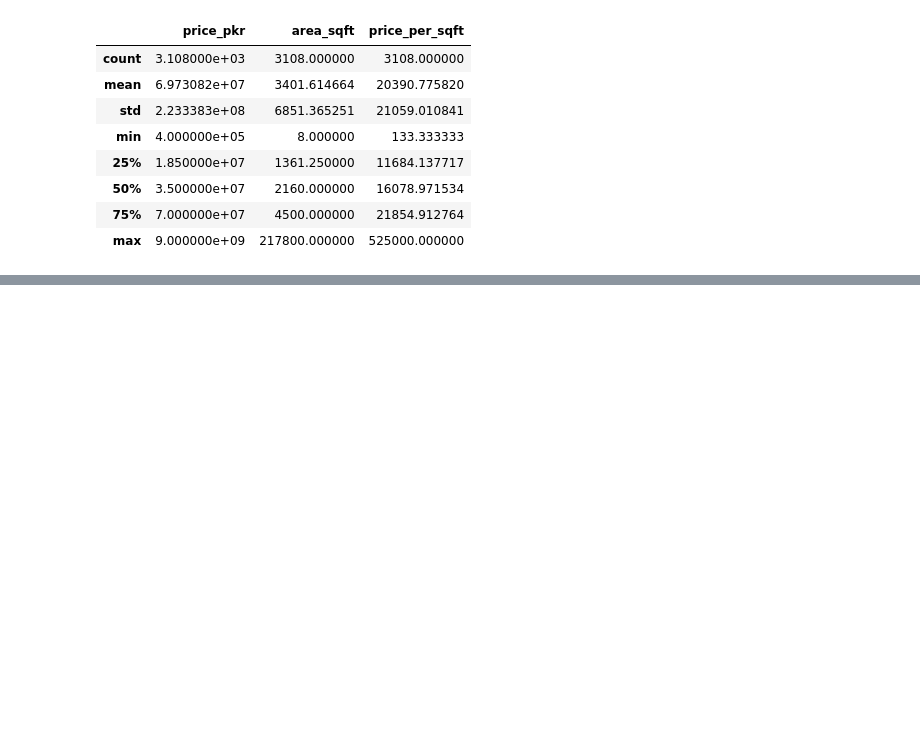
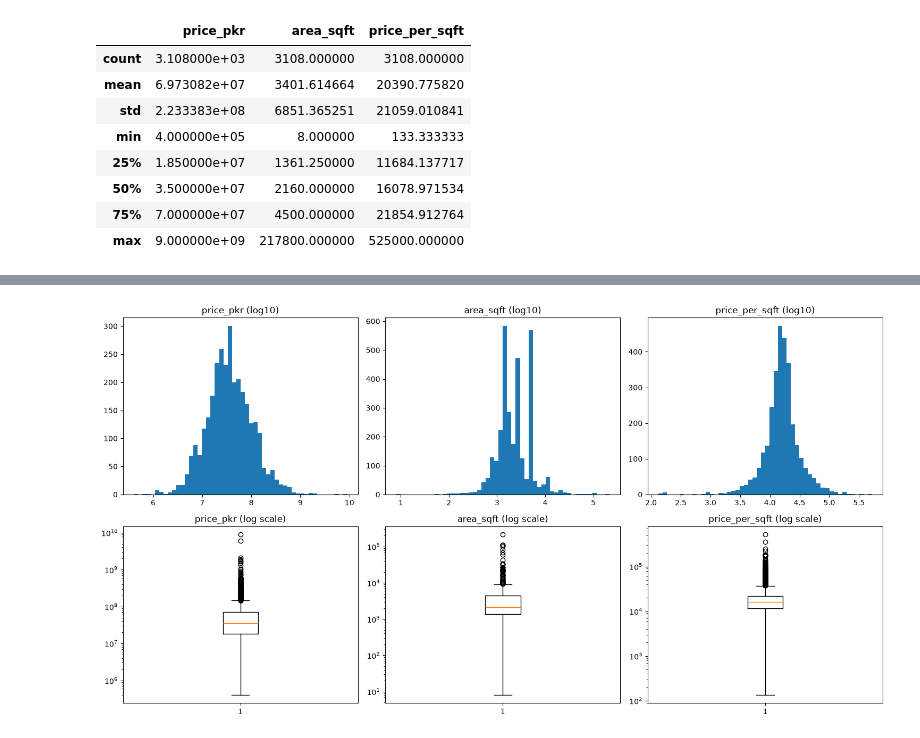
Before and after one commit to ninjakashaf/Real-Estate-Intelligence-System, a Jupyter notebook: notebooks/data_cleaning_zain.ipynb, the cells around one changed output, grey strips where cells are left out. Drawn from its saved outputs; the diff is of its cells as text; code cells hidden in the pictures; blank space fills up the shorter version.

```diff
--- a/notebooks/data_cleaning_zain.ipynb
+++ b/notebooks/data_cleaning_zain.ipynb
@@ -261,0 +266,19 @@ df_sale.head()
+# %%
+import matplotlib.pyplot as plt
+import numpy as np
+
+fig, axes = plt.subplots(2, 3, figsize=(15, 8))
+cols = ['price_pkr', 'area_sqft', 'price_per_sqft']
+
+for i, col in enumerate(cols):
+    axes[0, i].hist(np.log10(df_sale[col]), bins=50)
+    axes[0, i].set_title(f'{col} (log10)')
+
+    axes[1, i].boxplot(df_sale[col], vert=True)
+    axes[1, i].set_yscale('log')
+    axes[1, i].set_title(f'{col} (log scale)')
+
+plt.tight_layout()
+plt.show()
+# %% [output]
+[figure, added]
```
Also changed, not shown: parts of 31 cells of this notebook.
